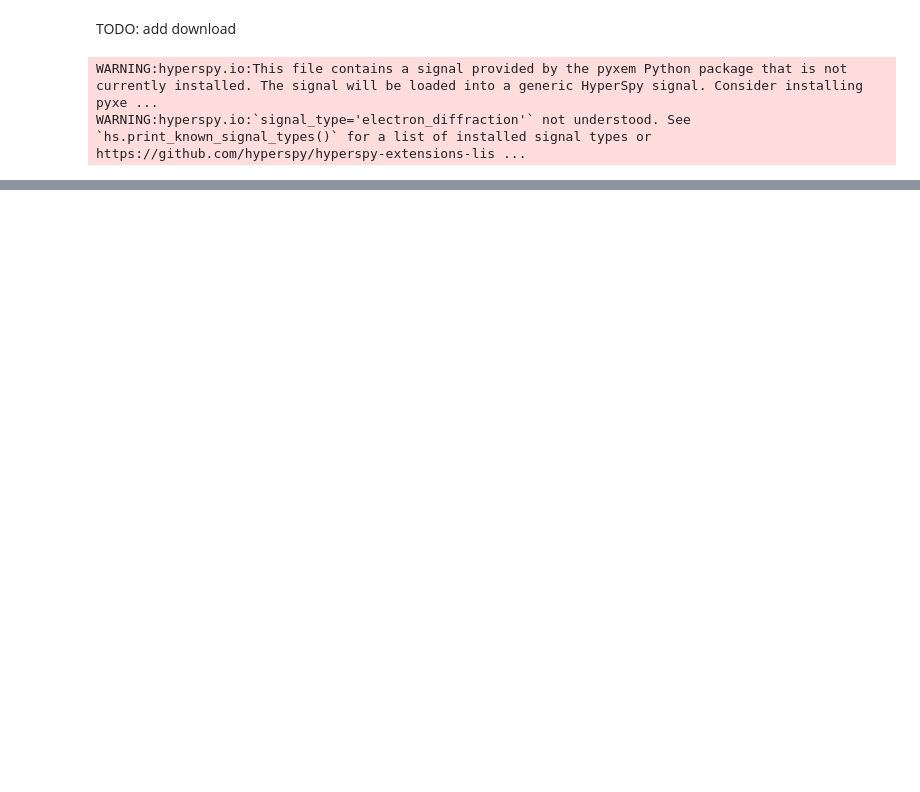
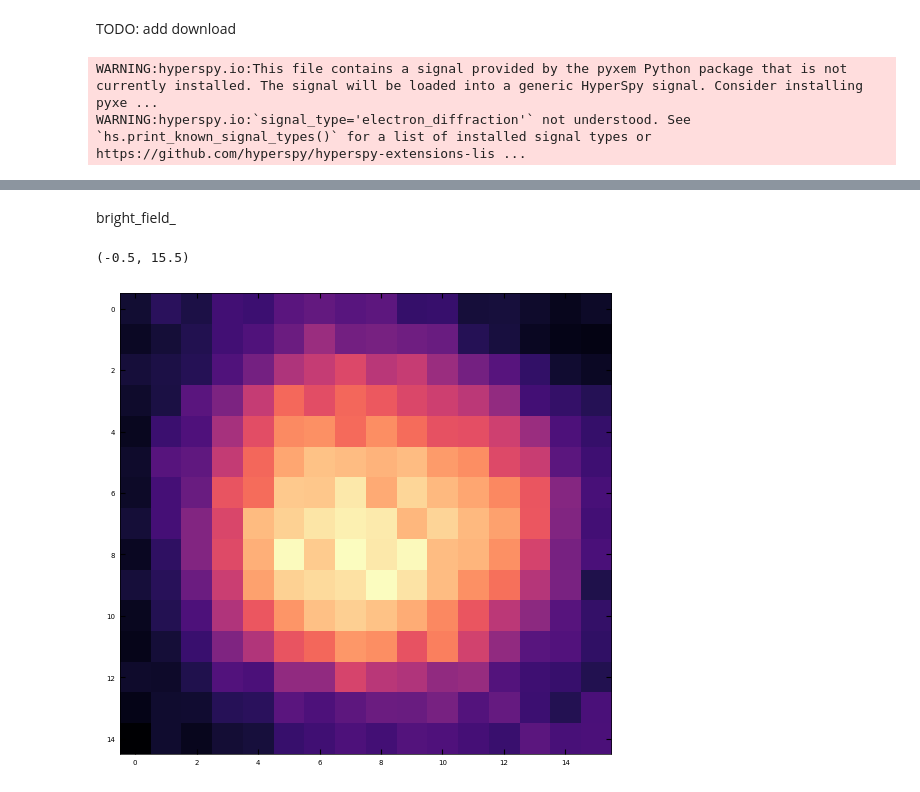
Before and after one commit to m3-learning/m3_learning_old, a Jupyter notebook: m3_learning/papers/2023_Imaging_ferroelectric_domains_by_scanning_electron_diffraction/Analysis_notebook.ipynb, the cells around one changed output, grey strips where cells are left out. Cells and saved outputs as stored; diff of their text form; code cells hidden in the pictures; blank space fills up the shorter version.

```diff
--- a/m3_learning/papers/2023_Imaging_ferroelectric_domains_by_scanning_electron_diffraction/Analysis_notebook.ipynb
+++ b/m3_learning/papers/2023_Imaging_ferroelectric_domains_by_scanning_electron_diffraction/Analysis_notebook.ipynb
@@ -26,0 +29,18 @@ import hyperspy.api as hs
+# %%
+
+import matplotlib.pyplot as plt
+import numpy as np
+import hyperspy.api as hs
+
+from m3_learning.nn.random import random_seed
+from m3_learning.nn.STEM_AE.Viz import Viz
+from m3_learning.viz.style import set_style
+from m3_learning.viz.printing import printer
+from m3_learning.viz.layout import layout_fig, imagemap, labelfigs, scalebar
+printing = printer(basepath='./figures/')
+
+
+set_style("printing")
+random_seed(seed=42)
+
+%matplotlib inline
@@ -44,0 +90,8 @@ log_data = np.log(raw_data+1).reshape(-1,256,256)
+# %% [markdown]
+bright_field_
+# %%
+plt.imshow(np.mean(Domain.log_data.reshape(-1, 256, 256)[:, 102:117, 114:130], axis=0))
+plt.xlim()
+# %% [output]
+(-0.5, 15.5)
+[figure, added]
```
Also changed, not shown: parts of 14 cells of this notebook, 8 other files.
